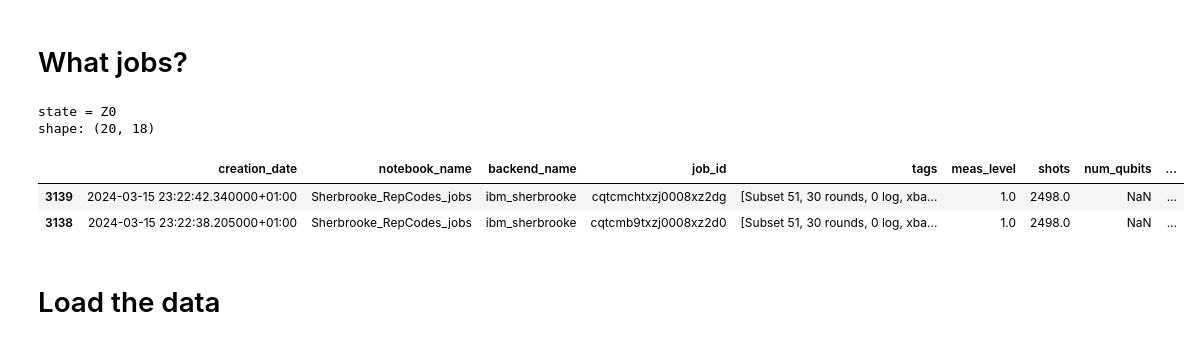
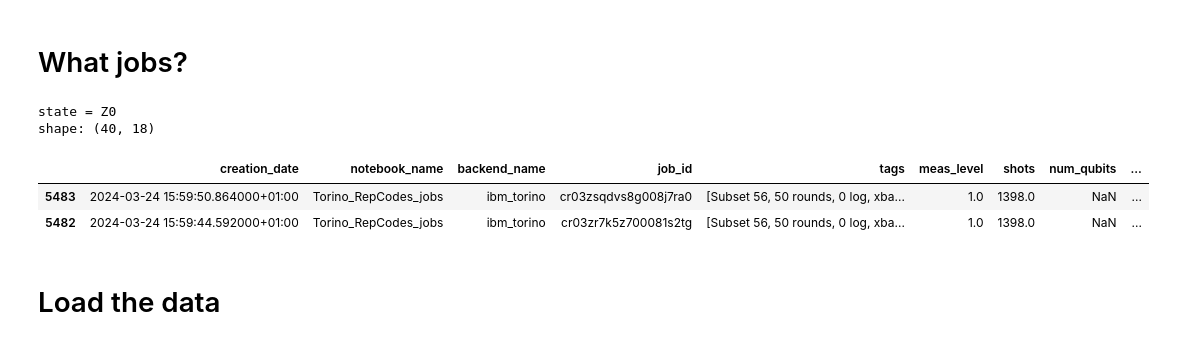
Before and after one commit to quantumjim/soft_information_decoding, a Jupyter notebook: notebooks/Decoding/cpp_pm/SubSampling/presi_decoding/plots/plot_presi_decoding.ipynb, the cells around one changed output. Saved outputs shown, nothing was run; the diff lists cells and outputs as text; code cells hidden in the pictures.

```diff
--- a/notebooks/Decoding/cpp_pm/SubSampling/presi_decoding/plots/plot_presi_decoding.ipynb
+++ b/notebooks/Decoding/cpp_pm/SubSampling/presi_decoding/plots/plot_presi_decoding.ipynb
@@ -7,39 +7,39 @@
 from Scratch import metadata_loader
 
 
-DEVICE = "ibm_sherbrooke"
+DEVICE = "ibm_torino"
 LOGICAL = str(0)
 XBASIS = False
-ROUNDS = 30
+ROUNDS = 50
 
 state = "X" if XBASIS else "Z"
 state += LOGICAL
 print(f"state = {state}")
 
 # Load the metadata
 md = metadata_loader(True, True)
 md = md[md["job_status"] == "JobStatus.DONE"]
 md = md[md["code"] == "RepetitionCodeCircuit"]
 md = md[md["descr"] == 'subset RepCodes']
 md = md.dropna(subset=["rounds"])
 md = md[md["meas_level"] == 1]
 md['rounds'] = md['rounds'].astype(int)
 md['distance'] = md['distance'].astype(int)
 
 md = md[md["backend_name"] == DEVICE]
 md = md[md["logical"] == LOGICAL]
 md = md[md["xbasis"] == XBASIS]
 md = md[md["rounds"] == ROUNDS]
 
-md = md[:20]
+md = md[:40]
 print("shape:", md.shape)
 md[:2]
 # %% [output]
 state = Z0
-shape: (20, 18)
+shape: (40, 18)
 |  | creation_date | notebook_name | backend_name | job_id | tags | meas_level | shots | num_qubits | ... |
-| 3139 | 2024-03-15 23:22:42.340000+01:00 | Sherbrooke_RepCodes_jobs | ibm_sherbrooke | cqtcmchtxzj0008xz2dg | [Subset 51, 30 rounds, 0 log, xba... | 1.0 | 2498.0 | NaN | ... |
-| 3138 | 2024-03-15 23:22:38.205000+01:00 | Sherbrooke_RepCodes_jobs | ibm_sherbrooke | cqtcmb9txzj0008xz2d0 | [Subset 51, 30 rounds, 0 log, xba... | 1.0 | 2498.0 | NaN | ... |
+| 5483 | 2024-03-24 15:59:50.864000+01:00 | Torino_RepCodes_jobs | ibm_torino | cr03zsqdvs8g008j7ra0 | [Subset 56, 50 rounds, 0 log, xba... | 1.0 | 1398.0 | NaN | ... |
+| 5482 | 2024-03-24 15:59:44.592000+01:00 | Torino_RepCodes_jobs | ibm_torino | cr03zr7k5z700081s2tg | [Subset 56, 50 rounds, 0 log, xba... | 1.0 | 1398.0 | NaN | ... |
 # %% [markdown]
 # Load the data
 # %%
```
Also changed, not shown: parts of 5 cells of this notebook, 6 other files.
